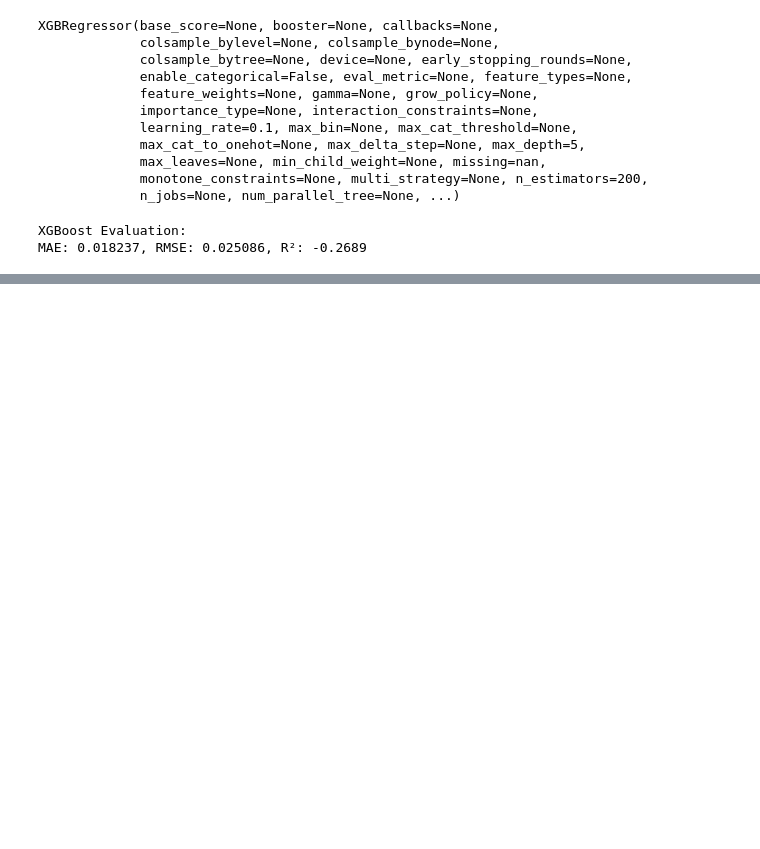
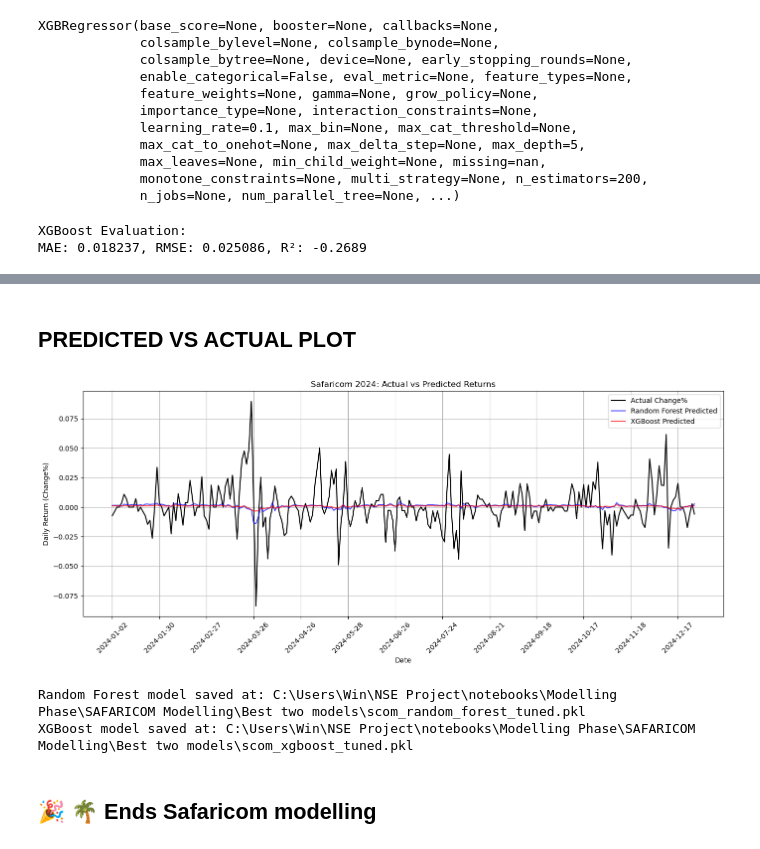
Before and after one commit to njorogepaul-moghul/Nairobi-Stocks-Exchange-project, a Jupyter notebook: notebooks/Modelling Phase/SAFARICOM Modelling/Safaricom Modelling phase.ipynb, the cells around one changed output, grey strips where cells are left out. Drawn from its saved outputs; the diff is of its cells as text; code cells hidden in the pictures; blank space fills up the shorter version.

Commit message:
Finished safaricom Modelling

```diff
--- a/notebooks/Modelling Phase/SAFARICOM Modelling/Safaricom Modelling phase.ipynb
+++ b/notebooks/Modelling Phase/SAFARICOM Modelling/Safaricom Modelling phase.ipynb
@@ -373,0 +525,3 @@ best_xgb = random_search_xgb.best_estimator_
+# %%
+#we fit our search
+grid_search_xgb.fit(X_train, y_train)
@@ -373,0 +651,3 @@ best_xgb = random_search_xgb.best_estimator_
+# %%
+# Random Forest
+y_pred_final_test_rf = best_rf_gridSearch.predict(X_test)
@@ -373,0 +668,3 @@ best_xgb = random_search_xgb.best_estimator_
+# %%
+# XGBoost
+y_pred_xgb_final_test = xgb_best.predict(X_test)  # xgb_best = tuned XGBoost
@@ -373,0 +707,50 @@ best_xgb = random_search_xgb.best_estimator_
+# %% [markdown]
+## PREDICTED VS ACTUAL PLOT
+# %%
+# predicted vs actual plot
+plt.figure(figsize=(14,6))
+
+# Plot actual vs predicted
+plt.plot(test['DATE'], y_test, label='Actual Change%', color='black', linewidth=1.5)
+plt.plot(test['DATE'], y_pred_final_test_rf, label='Random Forest Predicted', color='blue', alpha=0.7)
+plt.plot(test['DATE'], y_pred_xgb_final_test, label='XGBoost Predicted', color='red', alpha=0.7)
+
+# Improve x-axis readability
+plt.xlabel('Date')
+plt.ylabel('Daily Return (Change%)')
+plt.title('Safaricom 2024: Actual vs Predicted Returns')
+plt.legend()
+plt.grid(True)
+
+# Show fewer x-axis ticks, rotate for clarity
+plt.xticks(test['DATE'][::20], rotation=45)  # every 20th date
+plt.tight_layout()
+plt.show()
+# %% [output]
+[figure, added]
+# %%
+import joblib
+import os
+
+# Define folder path
+save_folder = r"C:\Users\Win\NSE Project\notebooks\Modelling Phase\SAFARICOM Modelling\Best two models"
+
+# Make sure folder exists
+os.makedirs(save_folder, exist_ok=True)
+
+# Define full file paths
+rf_model_path = os.path.join(save_folder, "scom_random_forest_tuned.pkl")
+xgb_model_path = os.path.join(save_folder, "scom_xgboost_tuned.pkl")
+
+# Save Tuned Random Forest
+joblib.dump( best_rf_gridSearch, rf_model_path)
+print(f"Random Forest model saved at: {rf_model_path}")
+
+# Save Tuned XGBoost
+joblib.dump(xgb_best, xgb_model_path)
+print(f"XGBoost model saved at: {xgb_model_path}")
+# %% [output]
+Random Forest model saved at: C:\Users\Win\NSE Project\notebooks\Modelling Phase\SAFARICOM Modelling\Best two models\scom_random_forest_tuned.pkl
+XGBoost model saved at: C:\Users\Win\NSE Project\notebooks\Modelling Phase\SAFARICOM Modelling\Best two models\scom_xgboost_tuned.pkl
+# %% [markdown]
+## 🎉 🌴 Ends Safaricom modelling
```
Also changed, not shown: parts of 41 cells of this notebook, 5 other files.
